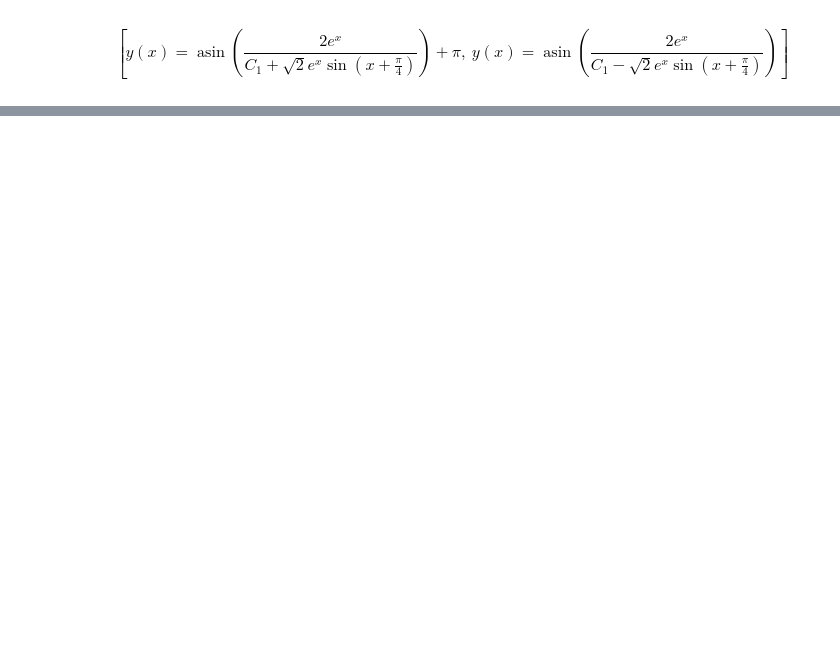
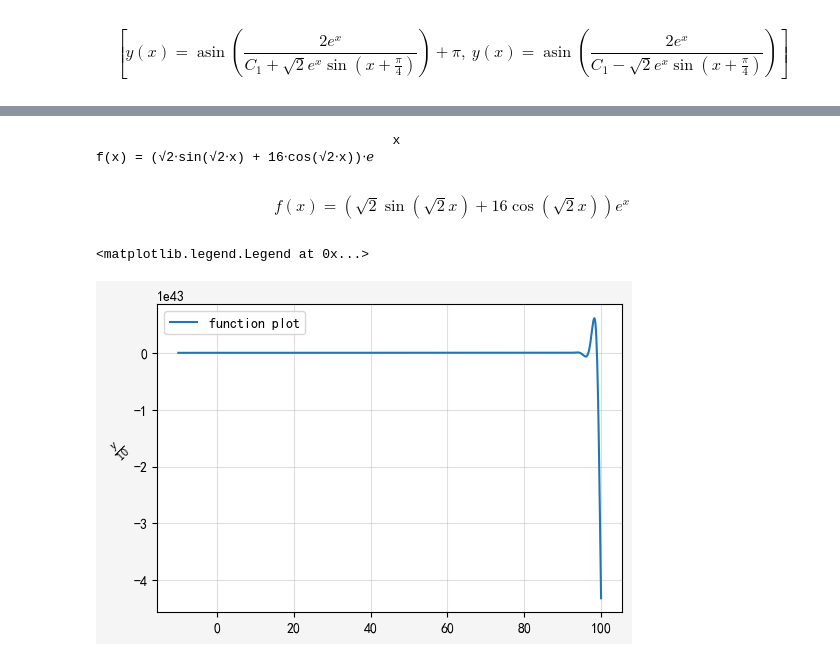
Before and after one commit to ChauserMondieu/machine_learning, a Jupyter notebook: explores/Untitled.ipynb, the cells around one changed output, grey strips where cells are left out. Saved outputs shown, nothing was run; the diff lists cells and outputs as text; code cells hidden in the pictures; blank space fills up the shorter version.

```diff
--- a/explores/Untitled.ipynb
+++ b/explores/Untitled.ipynb
@@ -118,0 +165,40 @@ $$
+# %%
+import sympy as smy
+import numpy as np
+import warnings
+
+warnings.filterwarnings("ignore")
+x = sym.symbols("x")
+f = sym.Function("f")
+ode = sym.Eq(f(x).diff(x,2)-2*f(x).diff(x,1)+3*f(x),0)
+con = {f(0):16,f(x).diff(x,1).subs(x,0):18}
+res = sym.dsolve(ode,ics=con)
+# lres = sym.latex(res)
+# print(lres)
+sym.pprint(res)
+# %% [output]
+                                      x
+f(x) = (√2⋅sin(√2⋅x) + 16⋅cos(√2⋅x))⋅ℯ
+# %% [markdown]
+$$
+    f{\left(x \right)} = \left(\sqrt{2} \sin{\left(\sqrt{2} x \right)} + 16 \cos{\left(\sqrt{2} x \right)}\right) e^{x}
+$$
+# %%
+import matplotlib as mpl
+import numpy as np
+from matplotlib import pyplot as plt
+
+%matplotlib inline
+resx = np.linspace(-10,100,1000)
+cp = np.sqrt(2)
+resy = (cp*np.sin(cp*resx) + 16*np.cos(cp*resx))*np.exp(resx)
+fig,ax = plt.subplots(1,1,figsize=(6,4),
+                     facecolor="whitesmoke",
+                     edgecolor="gray")
+ax.plot(resx,resy/10,label="function plot", lw=1.5, ls="-")
+ax.set_ylabel(r"$\frac{y}{10}$",rotation=45)
+ax.grid(alpha=0.4)
+ax.legend(loc="best")
+# %% [output]
+<matplotlib.legend.Legend at 0x...>
+[figure, added]
```
Also changed, not shown: parts of 14 cells of this notebook.
